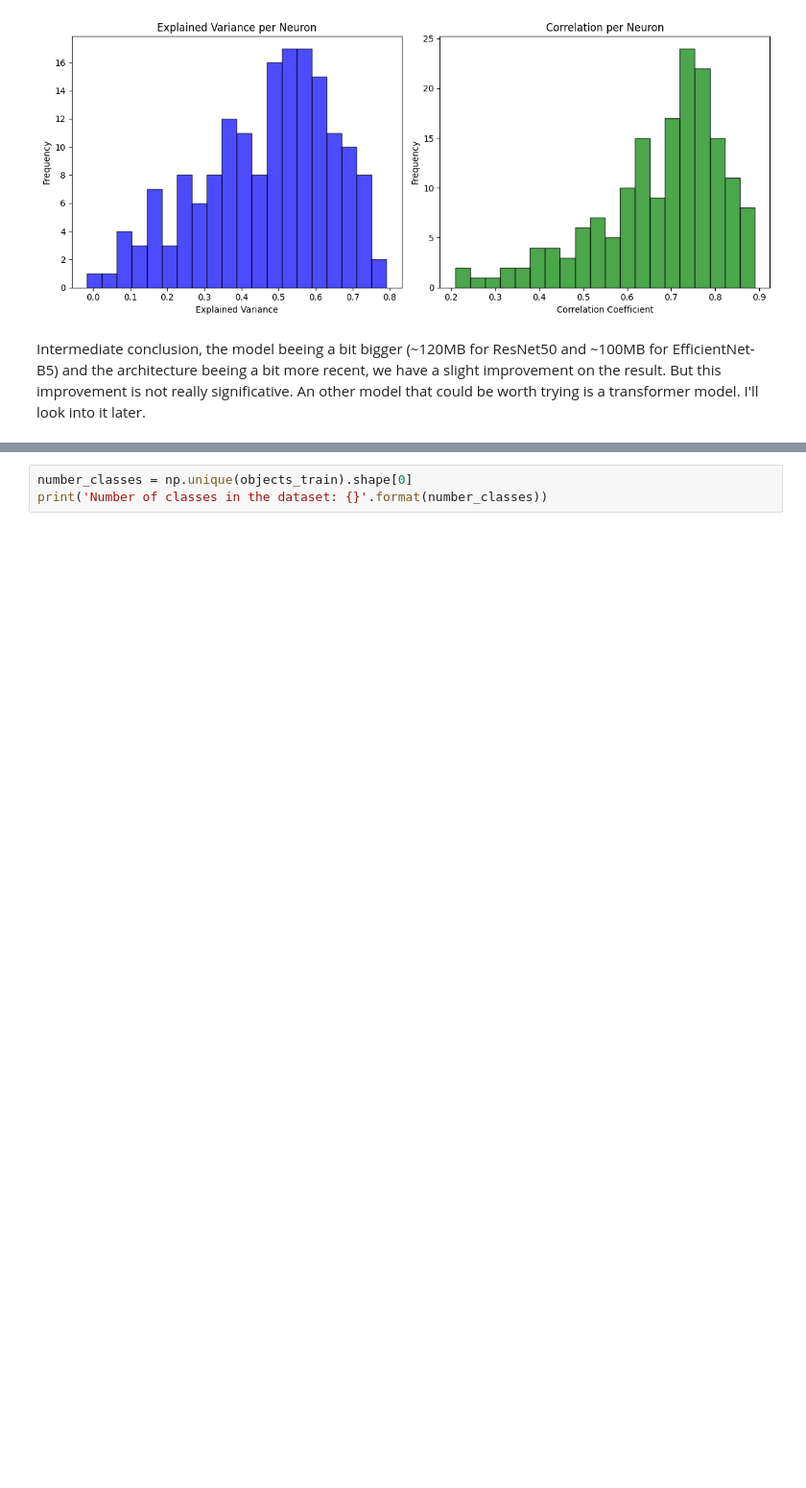
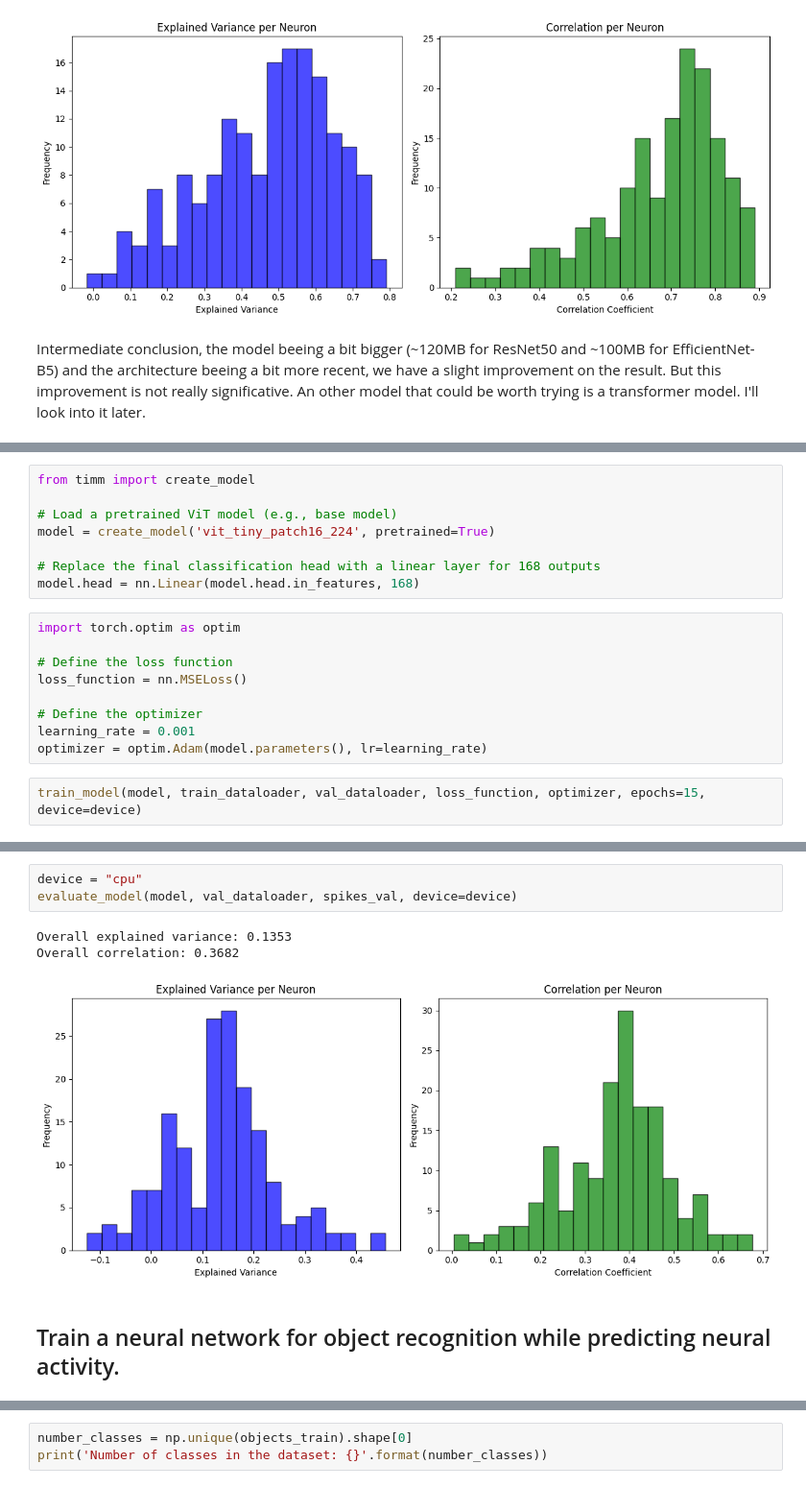
Before and after one commit to MetthewB/NX-414-Team-16, a Jupyter notebook: week8.ipynb, the cells around one changed output, grey strips where cells are left out. Shown at 96% size. Drawn from its saved outputs; the diff is of its cells as text; blank space fills up the shorter version.

```diff
--- a/week8.ipynb
+++ b/week8.ipynb
@@ -344,0 +395,19 @@ Intermediate conclusion, the model beeing a bit bigger (~120MB for ResNet50 and
+# %%
+from timm import create_model
+
+# Load a pretrained ViT model (e.g., base model)
+model = create_model('vit_tiny_patch16_224', pretrained=True)
+
+# Replace the final classification head with a linear layer for 168 outputs
+model.head = nn.Linear(model.head.in_features, 168)
+# %%
+import torch.optim as optim
+
+# Define the loss function
+loss_function = nn.MSELoss()
+
+# Define the optimizer
+learning_rate = 0.001
+optimizer = optim.Adam(model.parameters(), lr=learning_rate)
+# %%
+train_model(model, train_dataloader, val_dataloader, loss_function, optimizer, epochs=15, device=device)
@@ -344,0 +430,9 @@ Intermediate conclusion, the model beeing a bit bigger (~120MB for ResNet50 and
+# %%
+device = "cpu"
+evaluate_model(model, val_dataloader, spikes_val, device=device)
+# %% [output]
+Overall explained variance: 0.1353
+Overall correlation: 0.3682
+[figure, added]
+# %% [markdown]
+## Train a neural network for object recognition while predicting neural activity.
```
Also changed, not shown: parts of 21 cells of this notebook, 1 other file.
